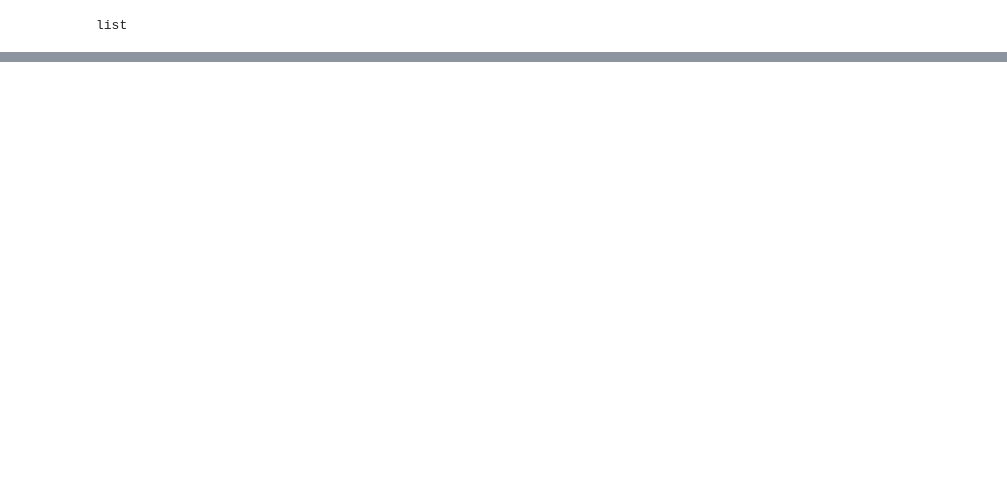
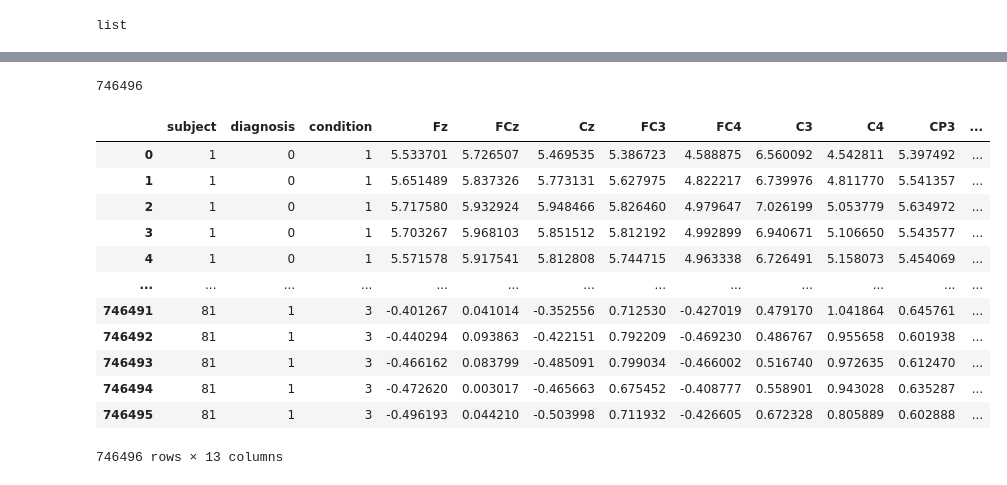
Before and after one commit to shizacharania/schizophrenia-eeg, a Jupyter notebook: schizophrenia_eeg.ipynb, the cells around one changed output, grey strips where cells are left out. Drawn from its saved outputs; the diff is of its cells as text; code cells hidden in the pictures; blank space fills up the shorter version.

```diff
--- a/schizophrenia_eeg.ipynb
+++ b/schizophrenia_eeg.ipynb
@@ -65,0 +79,4 @@ df
+# %%
+# putting it in pandas dataframe
+df2 = pd.read_csv(filepath_or_buffer=file2, header=None, names=csv_header2, skiprows=0)
+df2
@@ -65,0 +131,4 @@ df
+# %%
+print(len(diagnosis))
+# %% [output]
+746496
@@ -65,0 +137,16 @@ df
+# %%
+df1
+# %% [output]
+|  | subject | diagnosis | condition | Fz | FCz | Cz | FC3 | FC4 | C3 | C4 | CP3 | ... |
+| 0 | 1 | 0 | 1 | 5.533701 | 5.726507 | 5.469535 | 5.386723 | 4.588875 | 6.560092 | 4.542811 | 5.397492 | ... |
+| 1 | 1 | 0 | 1 | 5.651489 | 5.837326 | 5.773131 | 5.627975 | 4.822217 | 6.739976 | 4.811770 | 5.541357 | ... |
+| 2 | 1 | 0 | 1 | 5.717580 | 5.932924 | 5.948466 | 5.826460 | 4.979647 | 7.026199 | 5.053779 | 5.634972 | ... |
+| 3 | 1 | 0 | 1 | 5.703267 | 5.968103 | 5.851512 | 5.812192 | 4.992899 | 6.940671 | 5.106650 | 5.543577 | ... |
+| 4 | 1 | 0 | 1 | 5.571578 | 5.917541 | 5.812808 | 5.744715 | 4.963338 | 6.726491 | 5.158073 | 5.454069 | ... |
+| ... | ... | ... | ... | ... | ... | ... | ... | ... | ... | ... | ... | ... |
+| 746491 | 81 | 1 | 3 | -0.401267 | 0.041014 | -0.352556 | 0.712530 | -0.427019 | 0.479170 | 1.041864 | 0.645761 | ... |
+| 746492 | 81 | 1 | 3 | -0.440294 | 0.093863 | -0.422151 | 0.792209 | -0.469230 | 0.486767 | 0.955658 | 0.601938 | ... |
+| 746493 | 81 | 1 | 3 | -0.466162 | 0.083799 | -0.485091 | 0.799034 | -0.466002 | 0.516740 | 0.972635 | 0.612470 | ... |
+| 746494 | 81 | 1 | 3 | -0.472620 | 0.003017 | -0.465663 | 0.675452 | -0.408777 | 0.558901 | 0.943028 | 0.635287 | ... |
+| 746495 | 81 | 1 | 3 | -0.496193 | 0.044210 | -0.503998 | 0.711932 | -0.426605 | 0.672328 | 0.805889 | 0.602888 | ... |
+746496 rows × 13 columns
```
Also changed, not shown: parts of 31 cells of this notebook.
